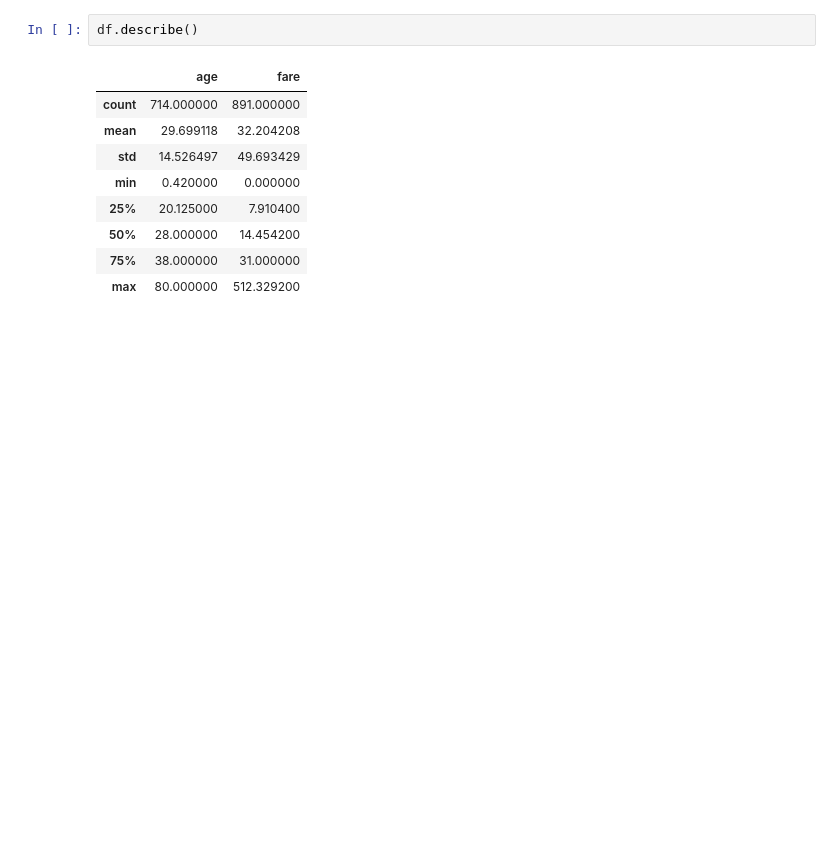
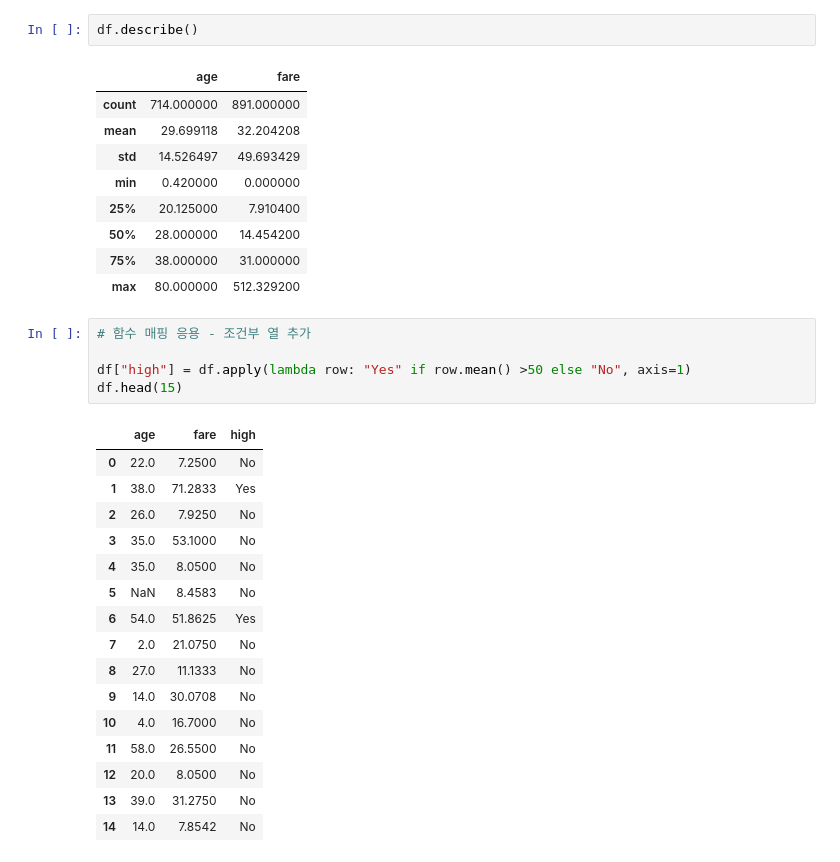
Before and after one commit to leejw4992-a11y/17-data-analytics, a Jupyter notebook: 01_함수매핑.ipynb, the cells around one changed output. Drawn from its saved outputs; the diff is of its cells as text; blank space fills up the shorter version.

```diff
--- a/01_함수매핑.ipynb
+++ b/01_함수매핑.ipynb
@@ -313,3 +313,25 @@ df.describe()
 | 50% | 28.000000 | 14.454200 |
 | 75% | 38.000000 | 31.000000 |
 | max | 80.000000 | 512.329200 |
+# %%
+# 함수 매핑 응용 - 조건부 열 추가
+
+df["high"] = df.apply(lambda row: "Yes" if row.mean() >50 else "No", axis=1)
+df.head(15)
+# %% [output]
+|  | age | fare | high |
+| 0 | 22.0 | 7.2500 | No |
+| 1 | 38.0 | 71.2833 | Yes |
+| 2 | 26.0 | 7.9250 | No |
+| 3 | 35.0 | 53.1000 | No |
+| 4 | 35.0 | 8.0500 | No |
+| 5 | NaN | 8.4583 | No |
+| 6 | 54.0 | 51.8625 | Yes |
+| 7 | 2.0 | 21.0750 | No |
+| 8 | 27.0 | 11.1333 | No |
+| 9 | 14.0 | 30.0708 | No |
+| 10 | 4.0 | 16.7000 | No |
+| 11 | 58.0 | 26.5500 | No |
+| 12 | 20.0 | 8.0500 | No |
+| 13 | 39.0 | 31.2750 | No |
+| 14 | 14.0 | 7.8542 | No |
```
Also changed, not shown: parts of 2 cells of this notebook, 3 other files.
